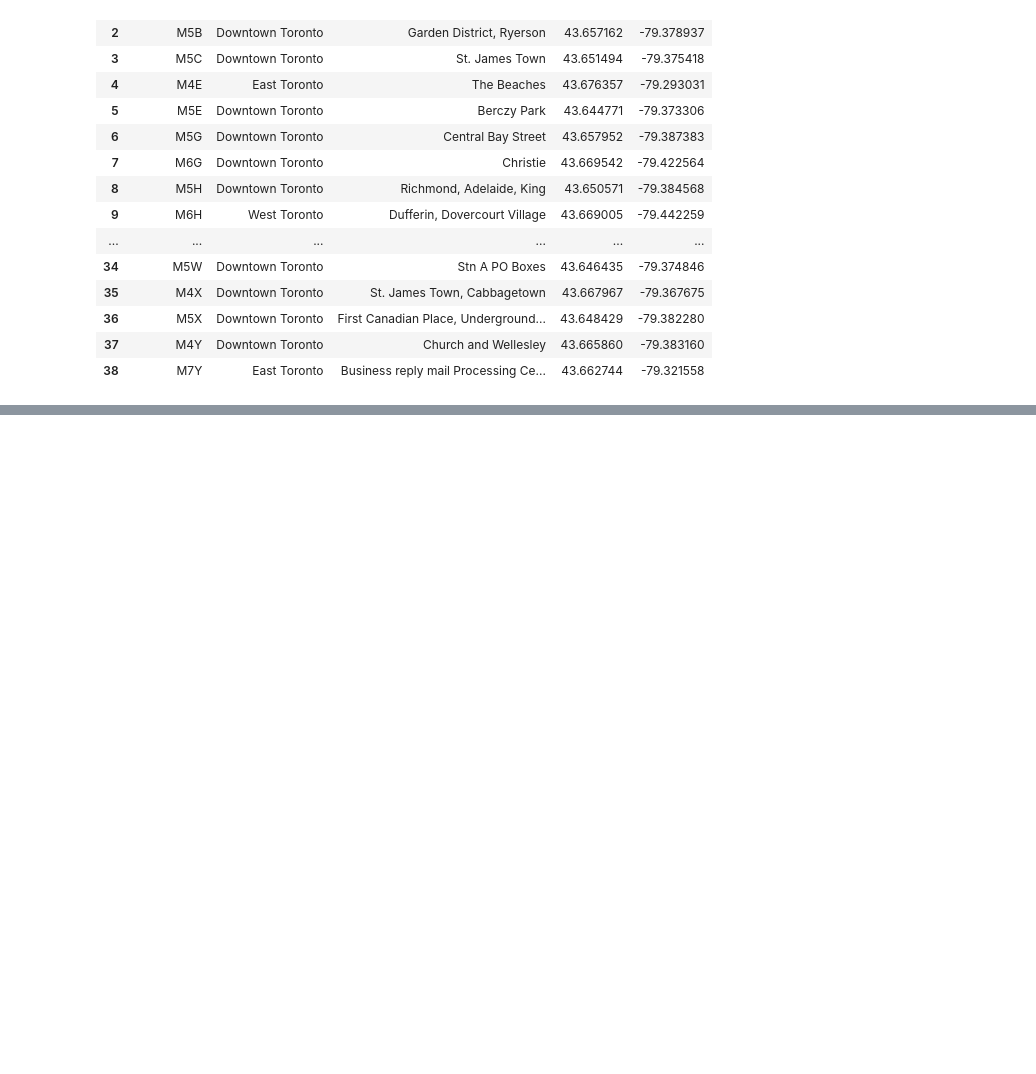
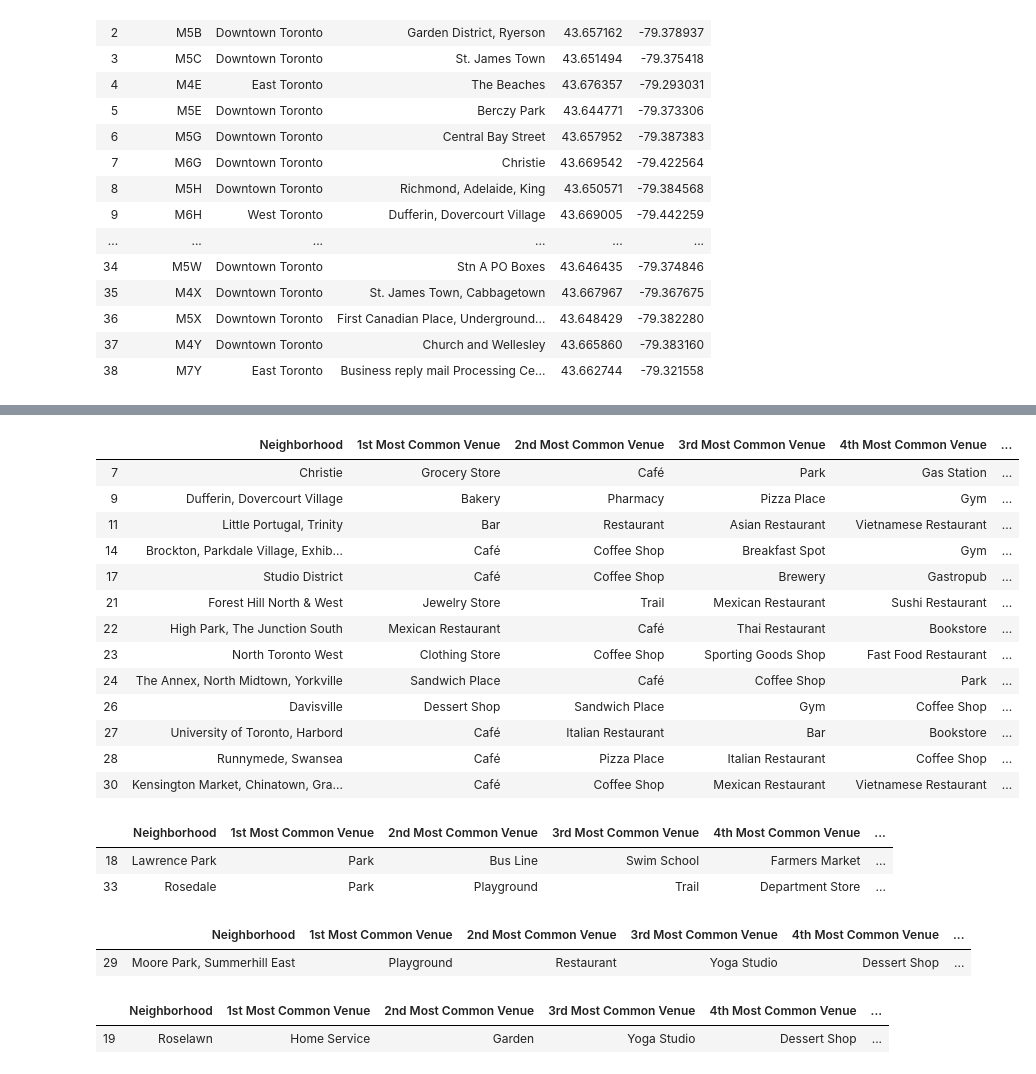
Before and after one commit to dingyan20/Coursera_Capstone, a Jupyter notebook: Segmenting and Clustering Neighborhoods in Toronto (3).ipynb, the cells around one changed output, grey strips where cells are left out. Drawn from its saved outputs; the diff is of its cells as text; code cells hidden in the pictures; blank space fills up the shorter version.

```diff
--- a/Segmenting and Clustering Neighborhoods in Toronto (3).ipynb
+++ b/Segmenting and Clustering Neighborhoods in Toronto (3).ipynb
@@ -120,0 +276,33 @@ SSLError: HTTPSConnectionPool(host='api.foursquare.com', port=443): Max retries
+# %%
+df_combined.loc[df_combined['Cluster Label']==1].iloc[:, [2]+list(range(6,16))]
+# %% [output]
+|  | Neighborhood | 1st Most Common Venue | 2nd Most Common Venue | 3rd Most Common Venue | 4th Most Common Venue | ... |
+| 7 | Christie | Grocery Store | Café | Park | Gas Station | ... |
+| 9 | Dufferin, Dovercourt Village | Bakery | Pharmacy | Pizza Place | Gym | ... |
+| 11 | Little Portugal, Trinity | Bar | Restaurant | Asian Restaurant | Vietnamese Restaurant | ... |
+| 14 | Brockton, Parkdale Village, Exhib... | Café | Coffee Shop | Breakfast Spot | Gym | ... |
+| 17 | Studio District | Café | Coffee Shop | Brewery | Gastropub | ... |
+| 21 | Forest Hill North & West | Jewelry Store | Trail | Mexican Restaurant | Sushi Restaurant | ... |
+| 22 | High Park, The Junction South | Mexican Restaurant | Café | Thai Restaurant | Bookstore | ... |
+| 23 | North Toronto West | Clothing Store | Coffee Shop | Sporting Goods Shop | Fast Food Restaurant | ... |
+| 24 | The Annex, North Midtown, Yorkville | Sandwich Place | Café | Coffee Shop | Park | ... |
+| 26 | Davisville | Dessert Shop | Sandwich Place | Gym | Coffee Shop | ... |
+| 27 | University of Toronto, Harbord | Café | Italian Restaurant | Bar | Bookstore | ... |
+| 28 | Runnymede, Swansea | Café | Pizza Place | Italian Restaurant | Coffee Shop | ... |
+| 30 | Kensington Market, Chinatown, Gra... | Café | Coffee Shop | Mexican Restaurant | Vietnamese Restaurant | ... |
+# %%
+df_combined.loc[df_combined['Cluster Label']==2].iloc[:, [2]+list(range(6,16))]
+# %% [output]
+|  | Neighborhood | 1st Most Common Venue | 2nd Most Common Venue | 3rd Most Common Venue | 4th Most Common Venue | ... |
+| 18 | Lawrence Park | Park | Bus Line | Swim School | Farmers Market | ... |
+| 33 | Rosedale | Park | Playground | Trail | Department Store | ... |
+# %%
+df_combined.loc[df_combined['Cluster Label']==3].iloc[:, [2]+list(range(6,16))]
+# %% [output]
+|  | Neighborhood | 1st Most Common Venue | 2nd Most Common Venue | 3rd Most Common Venue | 4th Most Common Venue | ... |
+| 29 | Moore Park, Summerhill East | Playground | Restaurant | Yoga Studio | Dessert Shop | ... |
+# %%
+df_combined.loc[df_combined['Cluster Label']==4].iloc[:, [2]+list(range(6,16))]
+# %% [output]
+|  | Neighborhood | 1st Most Common Venue | 2nd Most Common Venue | 3rd Most Common Venue | 4th Most Common Venue | ... |
+| 19 | Roselawn | Home Service | Garden | Yoga Studio | Dessert Shop | ... |
```
Also changed, not shown: parts of 18 cells of this notebook.
